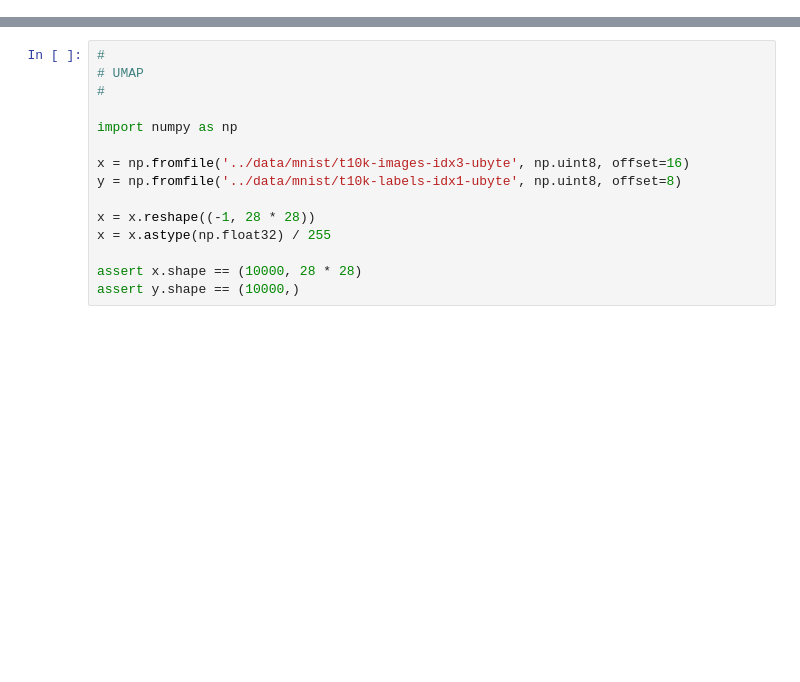
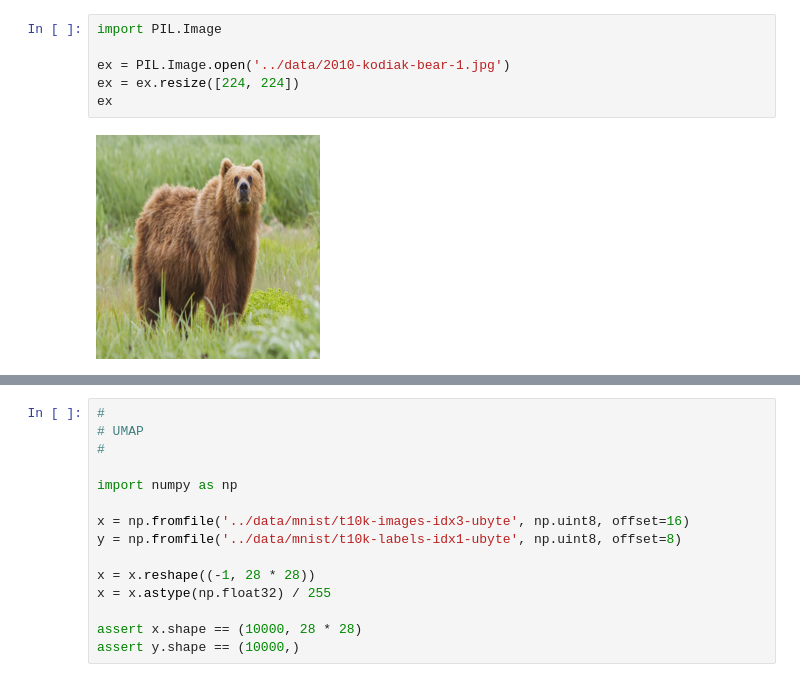
Before and after one commit to hi-ogawa/notebooks, a Jupyter notebook: src/misc_v7.ipynb, the cells around one changed output, grey strips where cells are left out. Saved outputs shown, nothing was run; the diff lists cells and outputs as text; blank space fills up the shorter version.

```diff
--- a/src/misc_v7.ipynb
+++ b/src/misc_v7.ipynb
@@ -0,0 +27,8 @@
+# %%
+import PIL.Image
+
+ex = PIL.Image.open('../data/2010-kodiak-bear-1.jpg')
+ex = ex.resize([224, 224])
+ex
+# %% [output]
+[figure, added]
```
Also changed, not shown: parts of 9 cells of this notebook, 2 other files.
